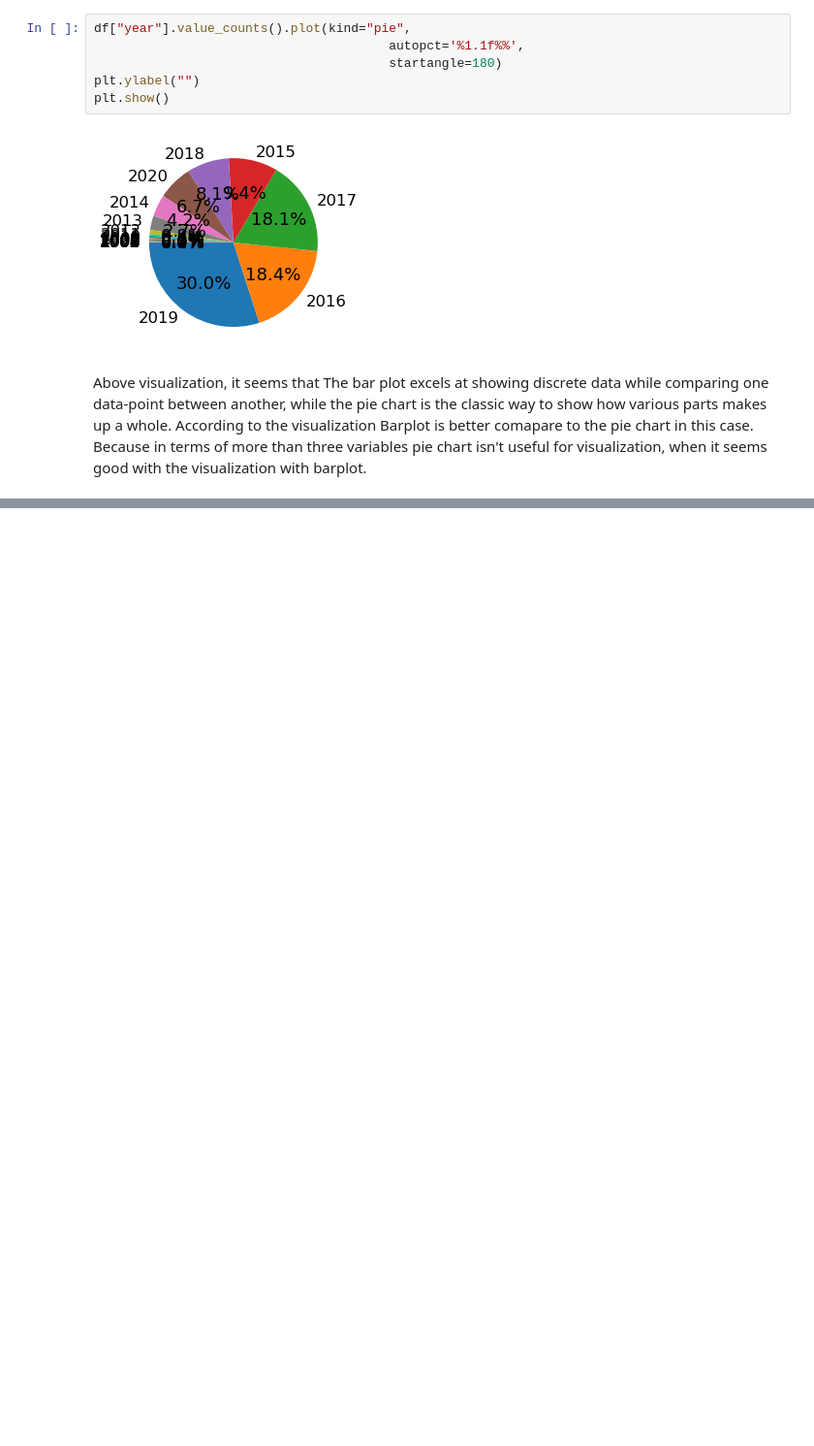
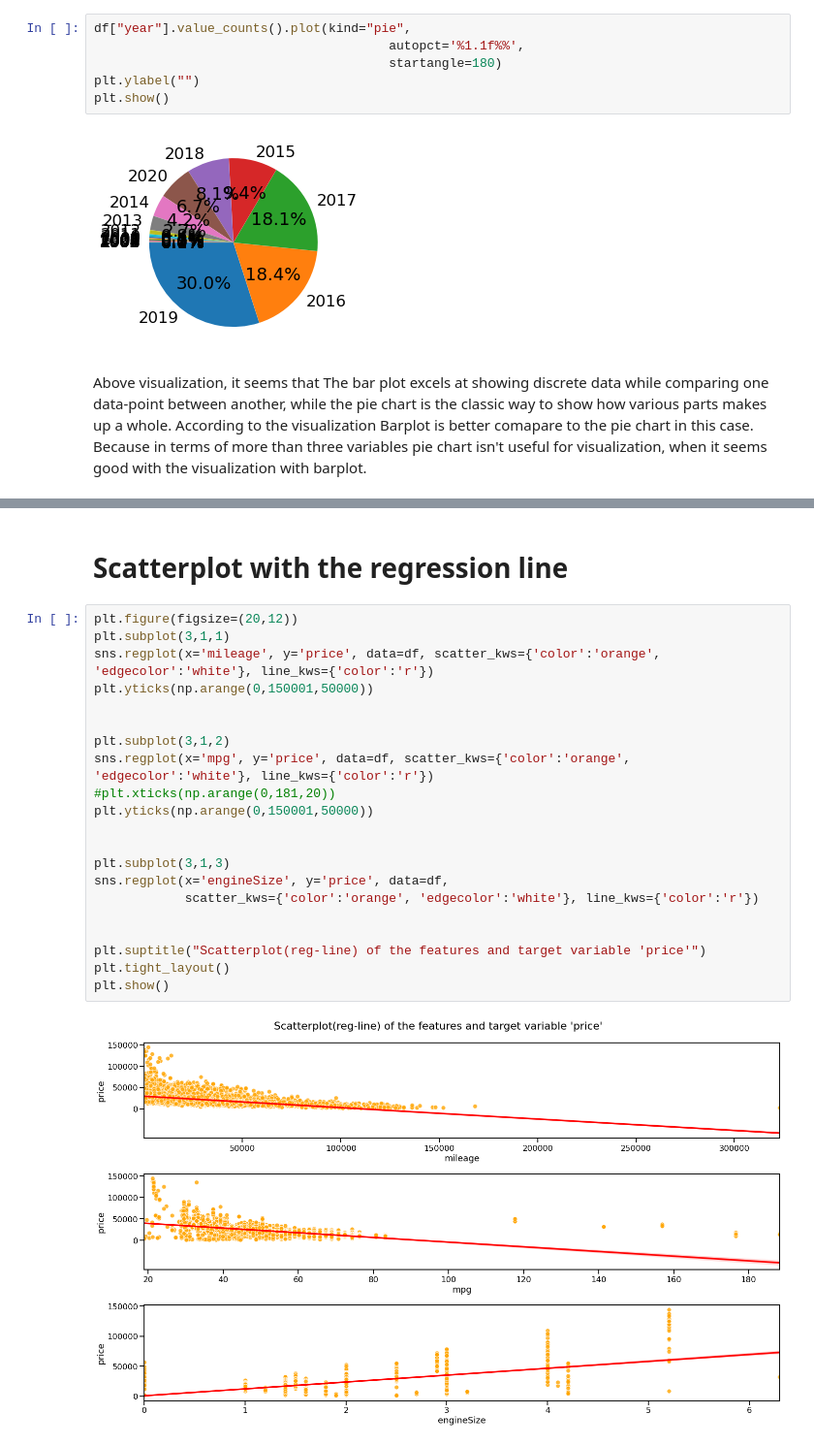
Before and after one commit to MdTawhidIslam/Audi_Cars_EDA, a Jupyter notebook: Audi_used_car_EDA_Visualiation.ipynb, the cells around one changed output, grey strips where cells are left out. Shown at 97% size. Saved outputs shown, nothing was run; the diff lists cells and outputs as text; blank space fills up the shorter version.

```diff
--- a/Audi_used_car_EDA_Visualiation.ipynb
+++ b/Audi_used_car_EDA_Visualiation.ipynb
@@ -200,0 +232,25 @@ According to the visualization Barplot is better comapare to the pie chart in th
+# %% [markdown]
+# Scatterplot with the regression line
+# %%
+plt.figure(figsize=(20,12))
+plt.subplot(3,1,1)
+sns.regplot(x='mileage', y='price', data=df, scatter_kws={'color':'orange', 'edgecolor':'white'}, line_kws={'color':'r'})
+plt.yticks(np.arange(0,150001,50000))
+
+
+plt.subplot(3,1,2)
+sns.regplot(x='mpg', y='price', data=df, scatter_kws={'color':'orange', 'edgecolor':'white'}, line_kws={'color':'r'})
+#plt.xticks(np.arange(0,181,20))
+plt.yticks(np.arange(0,150001,50000))
+
+
+plt.subplot(3,1,3)
+sns.regplot(x='engineSize', y='price', data=df,
+            scatter_kws={'color':'orange', 'edgecolor':'white'}, line_kws={'color':'r'})
+
+
+plt.suptitle("Scatterplot(reg-line) of the features and target variable 'price'")
+plt.tight_layout()
+plt.show()
+# %% [output]
+[figure, added]
```
Also changed, not shown: parts of 5 cells of this notebook.
